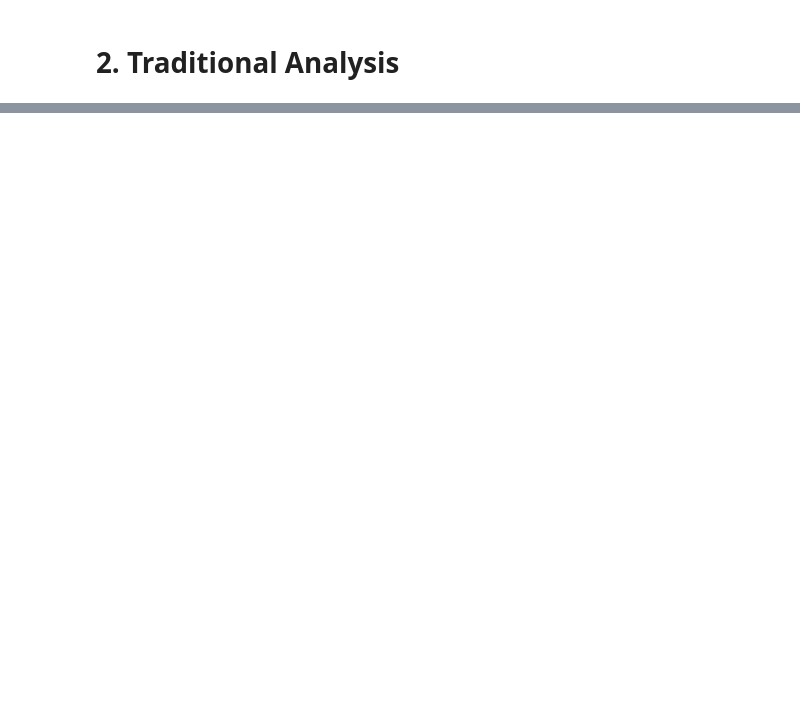
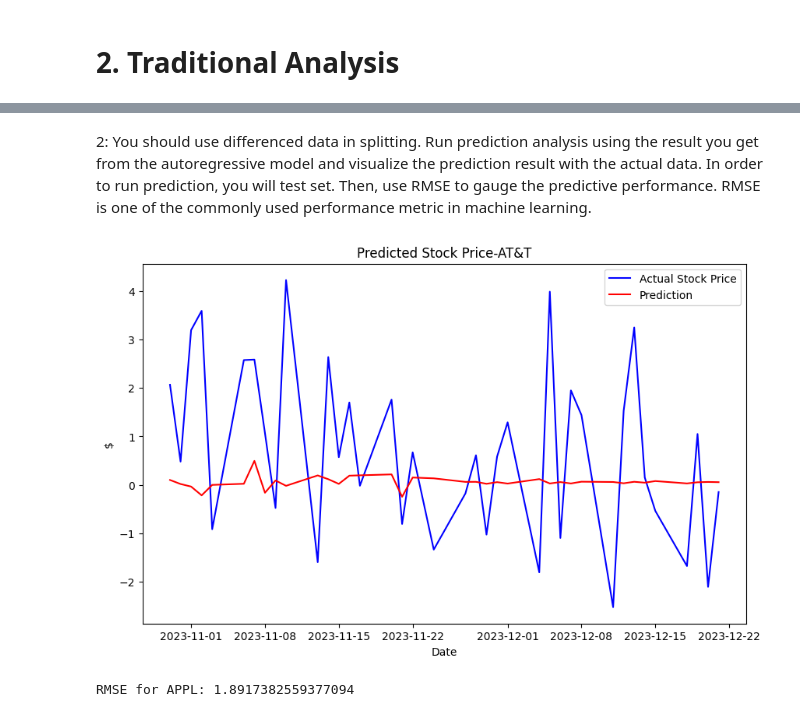
Before and after one commit to Echo9k/FinML, a Jupyter notebook: notebooks/Time_Serie-analysis.ipynb, the cells around one changed output, grey strips where cells are left out. Saved outputs shown, nothing was run; the diff lists cells and outputs as text; code cells hidden in the pictures; blank space fills up the shorter version.

Commit message:
ACF complete
complete predictions using Autoregressive methods

```diff
--- a/notebooks/Time_Serie-analysis.ipynb
+++ b/notebooks/Time_Serie-analysis.ipynb
@@ -201,0 +202,44 @@ RMSE - EMA Long: 2.447097793817697
+# %% [markdown]
+2: You should use differenced data in splitting.
+Run prediction analysis using the result you get from the autoregressive model and visualize the prediction result with the actual data.
+In order to run prediction, you will test set. Then, use RMSE to gauge the predictive performance. RMSE is one of the commonly used performance metric in machine learning.
+# %%
+from statsmodels.tsa.ar_model import AutoReg
+import numpy as np
+
+
+# Split the data into train and test sets
+data_diff = data["price"].diff().dropna()
+train_size = int(len(data_diff) * 0.95)
+
+# Use differenced data for the autoregressive model
+train_diff, test_diff = data_diff[:train_size], data_diff[train_size:]
+# %%
+# Specify the optimal lags based on PACF analysis
+optimal_lags = 20
+
+# Fit AutoReg model
+model = AutoReg(train_diff, lags=optimal_lags)
+model_fit = model.fit()
+
+# Make predictions on the test data
+predictions = model_fit.predict(start=len(train_diff), end=len(train_diff) + len(test_diff) - 1)
+predictions.index = test_diff.index
+# %%
+plt.figure(figsize=(10,6))
+plt.plot(test_diff, label='Actual Stock Price', c='b')
+plt.plot(predictions, c='r', label='Prediction')
+plt.title('Predicted Stock Price-AT&T')
+plt.xlabel('Date')
+plt.ylabel('$')
+plt.legend()
+plt.show()
+# %% [output]
+[figure, added]
+# %%
+from sklearn.metrics import mean_squared_error
+
+rmse = np.sqrt(mean_squared_error(test_diff, predictions))
+print(f'RMSE for {ticker}: {rmse}')
+# %% [output]
+RMSE for APPL: 1.8917382559377094
```
Also changed, not shown: parts of 10 cells of this notebook, 4 other files.
